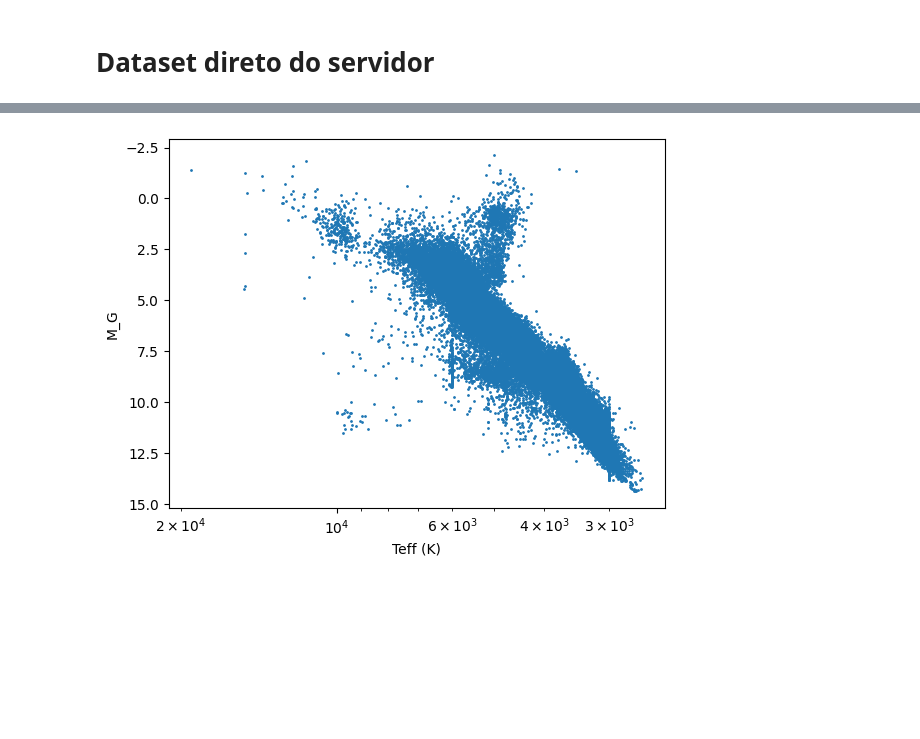
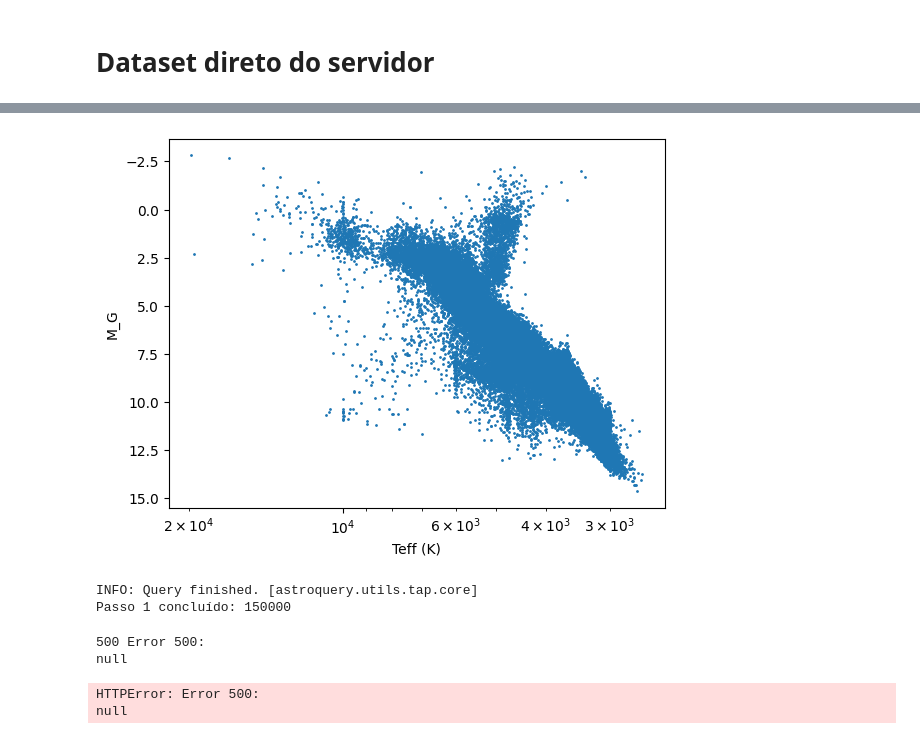
Before and after one commit to marceloavlopes/Diagrama-HR-e-Clustering, a Jupyter notebook: Diagrama_HR_clustering.ipynb, the cells around one changed output, grey strips where cells are left out. Drawn from its saved outputs; the diff is of its cells as text; code cells hidden in the pictures; blank space fills up the shorter version.

Commit message:
Versão temporária com diversos testes de import para verificação

```diff
--- a/Diagrama_HR_clustering.ipynb
+++ b/Diagrama_HR_clustering.ipynb
@@ -576,11 +577,57 @@ plt.show()
 # %%
 plt.figure()
-plt.scatter(df["teff_gspphot"], df["abs_mag"], s=1)
+plt.scatter(df_servidor_plx2["teff_gspphot"], df_servidor_plx2["abs_mag"], s=1)
 plt.gca().invert_yaxis()
 plt.gca().invert_xaxis()  # temperatura decresce para a direita
 plt.xscale('log')
 plt.xlabel("Teff (K)")
 plt.ylabel("M_G")
 plt.show()
 # %% [output]
-[figure, old version]
+[figure, new version]
+# %%
+from astroquery.gaia import Gaia
+import pandas as pd
+
+query1 = """
+SELECT TOP 150000
+    source_id,
+    parallax,
+    phot_g_mean_mag,
+    bp_rp
+FROM gaiadr3.gaia_source
+WHERE parallax > 2
+"""
+job1 = Gaia.launch_job_async(query1)
+df1 = job1.get_results().to_pandas()
+
+print("Passo 1 concluído:", len(df1))
+# %% [output]
+INFO: Query finished. [astroquery.utils.tap.core]
+Passo 1 concluído: 150000
+# %%
+from astropy.table import Table
+
+# Converter pandas → Astropy Table
+upload_table = Table.from_pandas(df1[["source_id"]])
+
+job2 = Gaia.launch_job_async(
+    """
+    SELECT
+        ap.source_id,
+        ap.teff_gspphot,
+        ap.luminosity_gspphot
+    FROM gaiadr3.astrophysical_parameters AS ap
+    JOIN tap_upload.my_ids AS u
+    ON ap.source_id = u.source_id
+    """,
+    upload_resource=upload_table,
+    upload_table_name="my_ids"
+)
+
+df2 = job2.get_results().to_pandas()
+# %% [output]
+500 Error 500:
+null
+HTTPError: Error 500:
+null
```
Also changed, not shown: parts of 13 cells of this notebook, 1 other file.
